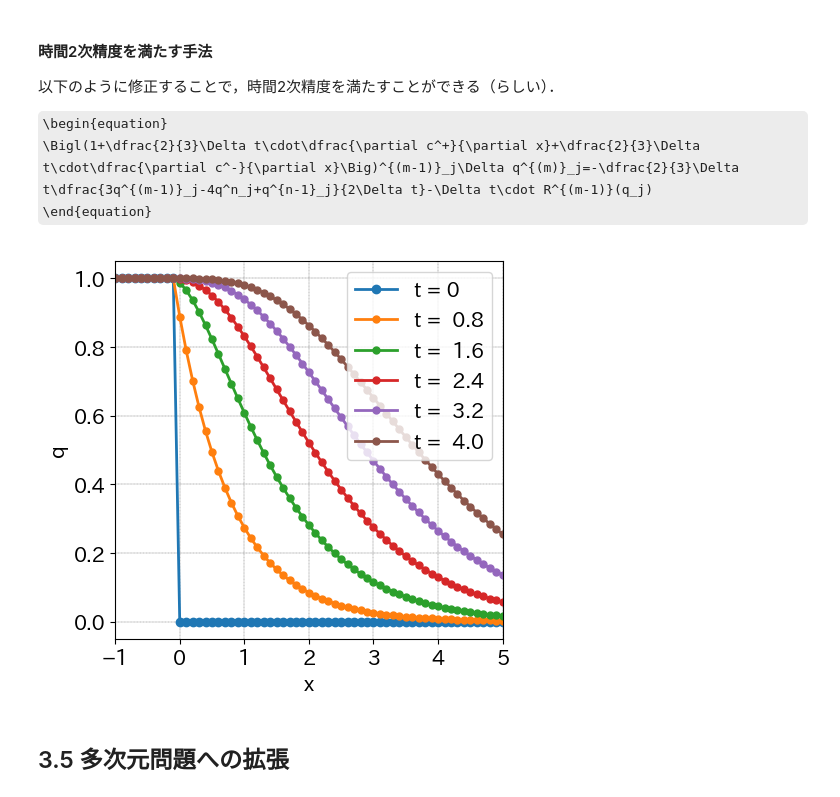
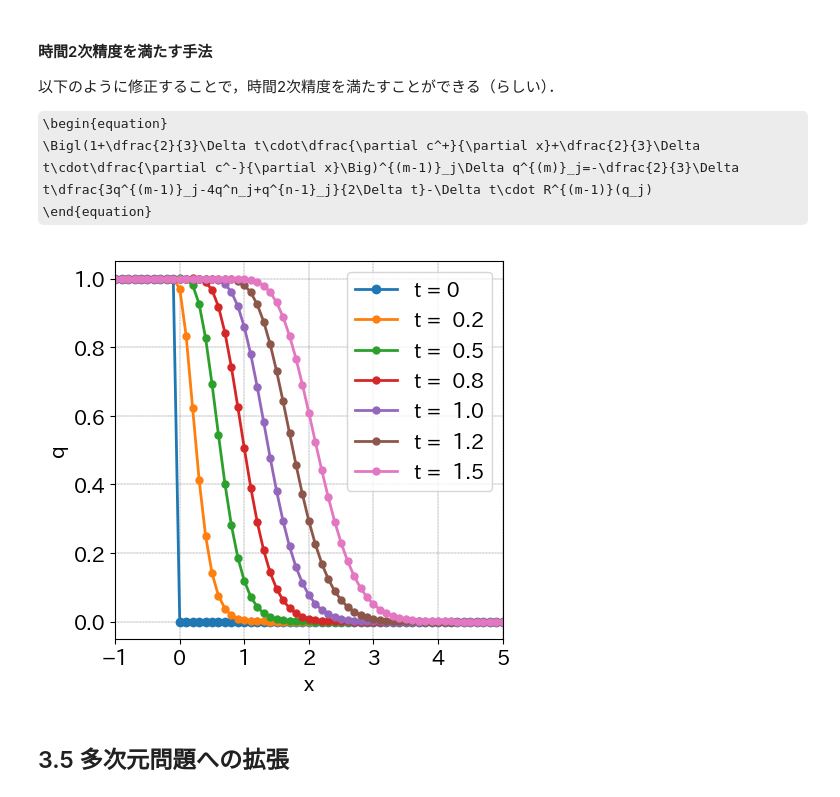
Before and after one commit to Takashi-Kawamura/Fluid-Seminer, a Jupyter notebook: 0526/0526_発表資料.ipynb, the cells around one changed output. Cells and saved outputs as stored; diff of their text form; code cells hidden in the pictures; some formulas as TeX source.

```diff
--- a/0526/0526_発表資料.ipynb
+++ b/0526/0526_発表資料.ipynb
@@ -116,7 +116,7 @@ def do_computing_LDU(x, q, c, dt, dx, nmax, ff, interval=2, xlim=None):
         nu_n = c_n * dt / dx
 
         #内部反復
-        for k in range(50):
+        for k in range(10):
 
             ff(alf, qm, c, dt, dx, jmax)
             R = np.append(0.0, np.diff(alf) / dx)
@@ -132,6 +132,10 @@ def do_computing_LDU(x, q, c, dt, dx, nmax, ff, interval=2, xlim=None):
             #q^(m+1)
             for j in range(1, jmax-1):
                 qm[j] = qm[j] + dq[j]
+
+
+            #内部反復の収束性を確かめたい場合は
+            #print(max(abs(dq)))
 
         #qmが収束したとしてq^(n+1)とする
         for j in range(1,jmax-1):
@@ -255,20 +262,20 @@ def do_computing_LDU(x, q, c, dt, dx, nmax, ff, interval=2, xlim=None):
     plt.show()
 # %%
 c = 1
-dt = 0.8
+dt = 0.05
 dx = 0.1
 
 jmax = 70
-nmax = 5
+nmax = 30
 
 xs = -1
 
 q1 = 1
 q2 = 0
 x, q = init(q1, q2, xs, dx, jmax)
-do_computing_LDU(x, q, c, dt, dx, nmax, UPWIND1, interval=1, xlim=[-1,5])
+do_computing_LDU(x, q, c, dt, dx, nmax, UPWIND1, interval=5, xlim=[-1,5])
 # %% [output]
-[figure, old version]
+[figure, new version]
 # %% [markdown]
 ## 3.5 多次元問題への拡張
 # %% [markdown]
```
Also changed, not shown: parts of 9 cells of this notebook.
